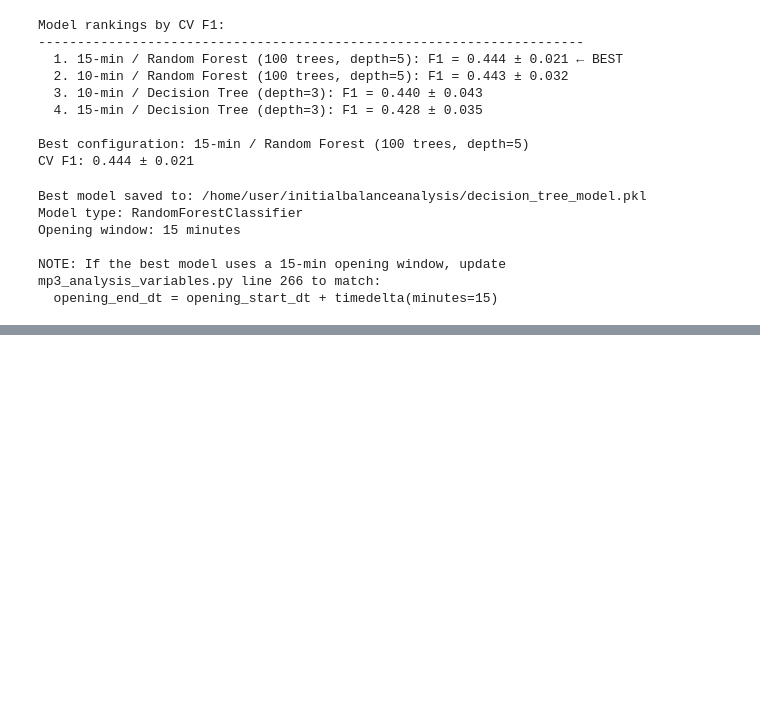
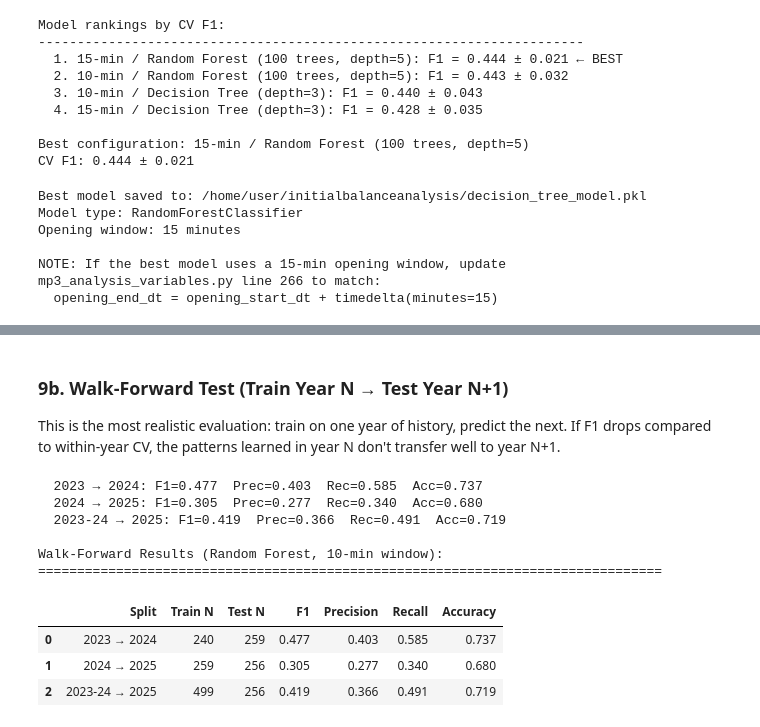
Before and after one commit to k4mik4zekyo-afk/initialbalanceanalysis, a Jupyter notebook: rotation_prediction_pipeline.ipynb, the cells around one changed output, grey strips where cells are left out. Saved outputs shown, nothing was run; the diff lists cells and outputs as text; code cells hidden in the pictures; blank space fills up the shorter version.

```diff
--- a/rotation_prediction_pipeline.ipynb
+++ b/rotation_prediction_pipeline.ipynb
@@ -512,0 +598,69 @@ This pipeline tested 4 configurations:
+# %% [markdown]
+### 9b. Walk-Forward Test (Train Year N → Test Year N+1)
+
+This is the most realistic evaluation: train on one year of history, predict the next. If F1 drops compared to within-year CV, the patterns learned in year N don't transfer well to year N+1.
+# %%
+from sklearn.metrics import f1_score, precision_score, recall_score, accuracy_score
+
+walk_forward_pairs = [
+    ("2023 → 2024", 2023, 2024),
+    ("2024 → 2025", 2024, 2025),
+    ("2023-24 → 2025", [2023, 2024], 2025),
+]
+
+wf_rows = []
+for label, train_yr, test_yr in walk_forward_pairs:
+    if isinstance(train_yr, list):
+        train_mask = diag_df["year"].isin(train_yr)
+    else:
+        train_mask = diag_df["year"] == train_yr
+    test_mask = diag_df["year"] == test_yr
+
+    X_train = diag_df.loc[train_mask, FEATURE_COLS]
+    y_train = diag_df.loc[train_mask, "rotation"]
+    X_test = diag_df.loc[test_mask, FEATURE_COLS]
+    y_test = diag_df.loc[test_mask, "rotation"]
+
+    if len(X_train) == 0 or len(X_test) == 0:
+        print(f"  {label}: No data, skipping")
+        continue
+
+    # SMOTE on training set
+    sm = SMOTE(random_state=42)
+    X_train_sm, y_train_sm = sm.fit_resample(X_train, y_train)
+
+    model = RandomForestClassifier(n_estimators=100, max_depth=5, random_state=42)
+    model.fit(X_train_sm, y_train_sm)
+    y_pred = model.predict(X_test)
+
+    f1 = f1_score(y_test, y_pred)
+    prec = precision_score(y_test, y_pred)
+    rec = recall_score(y_test, y_pred)
+    acc = accuracy_score(y_test, y_pred)
+
+    wf_rows.append({
+        "Split": label,
+        "Train N": len(X_train),
+        "Test N": len(X_test),
+        "F1": f"{f1:.3f}",
+        "Precision": f"{prec:.3f}",
+        "Recall": f"{rec:.3f}",
+        "Accuracy": f"{acc:.3f}",
+    })
+    print(f"  {label}: F1={f1:.3f}  Prec={prec:.3f}  Rec={rec:.3f}  Acc={acc:.3f}")
+
+wf_table = pd.DataFrame(wf_rows)
+print("\nWalk-Forward Results (Random Forest, 10-min window):")
+print("=" * 80)
+display(wf_table)
+# %% [output]
+  2023 → 2024: F1=0.477  Prec=0.403  Rec=0.585  Acc=0.737
+  2024 → 2025: F1=0.305  Prec=0.277  Rec=0.340  Acc=0.680
+  2023-24 → 2025: F1=0.419  Prec=0.366  Rec=0.491  Acc=0.719
+
+Walk-Forward Results (Random Forest, 10-min window):
+================================================================================
+|  | Split | Train N | Test N | F1 | Precision | Recall | Accuracy |
+| 0 | 2023 → 2024 | 240 | 259 | 0.477 | 0.403 | 0.585 | 0.737 |
+| 1 | 2024 → 2025 | 259 | 256 | 0.305 | 0.277 | 0.340 | 0.680 |
+| 2 | 2023-24 → 2025 | 499 | 256 | 0.419 | 0.366 | 0.491 | 0.719 |
```
Also changed, not shown: parts of 8 cells of this notebook.
